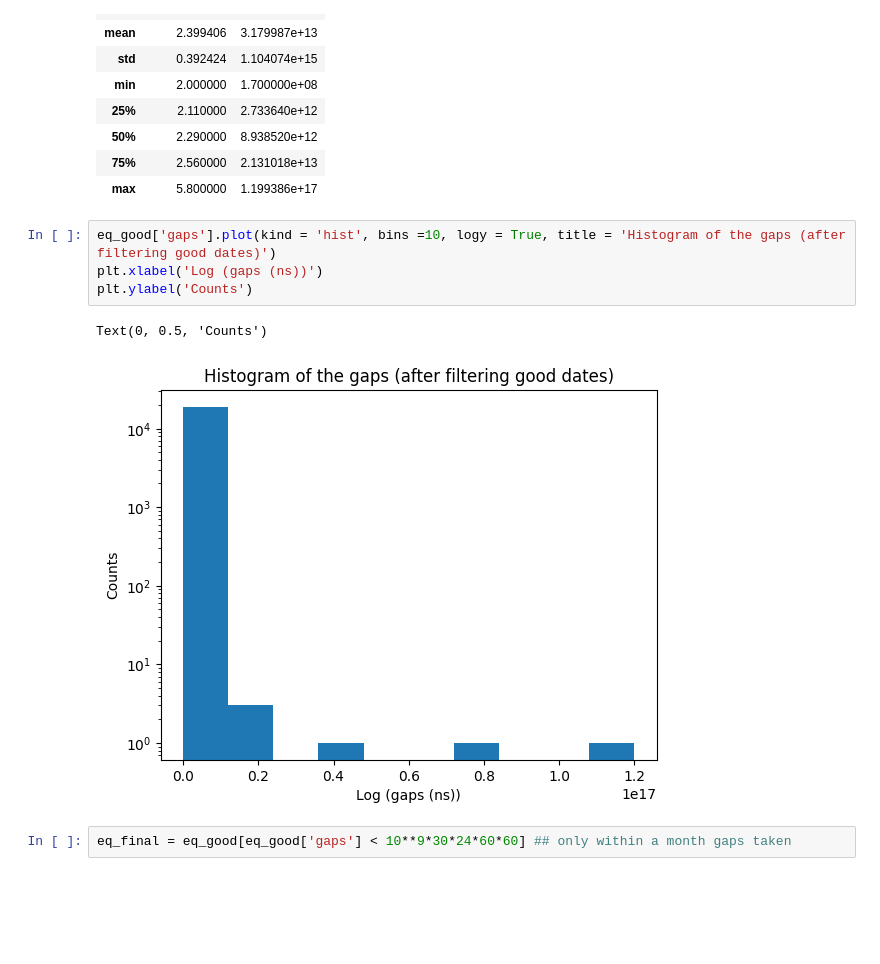
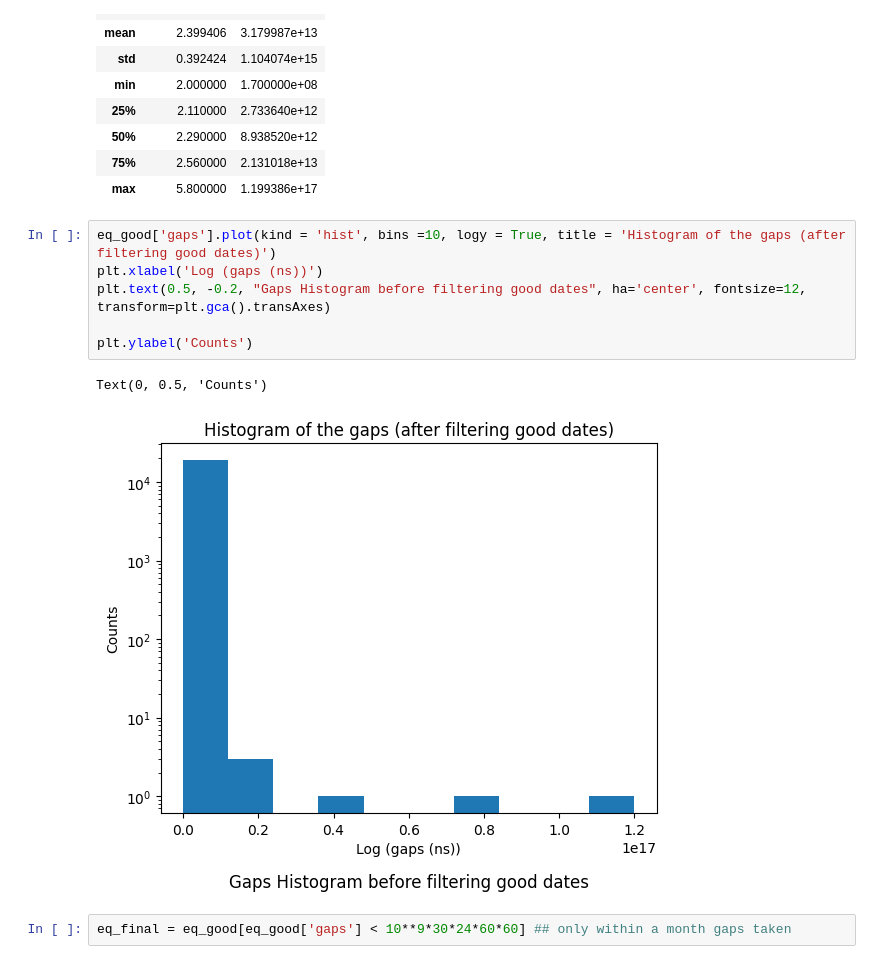
Before and after one commit to bivekpok/DSPS_BPokhrel, a Jupyter notebook: HW3/Hw3.ipynb, the cells around one changed output. Cells and saved outputs as stored; diff of their text form; blank space fills up the shorter version.

```diff
--- a/HW3/Hw3.ipynb
+++ b/HW3/Hw3.ipynb
@@ -233,10 +233,12 @@ eq_good.describe()
 # %%
 eq_good['gaps'].plot(kind = 'hist', bins =10, logy = True, title = 'Histogram of the gaps (after filtering good dates)')
 plt.xlabel('Log (gaps (ns))')
+plt.text(0.5, -0.2, "Gaps Histogram before filtering good dates", ha='center', fontsize=12, transform=plt.gca().transAxes)
+
 plt.ylabel('Counts')
 # %% [output]
 Text(0, 0.5, 'Counts')
-[figure, old version]
+[figure, new version]
 # %%
 eq_final = eq_good[eq_good['gaps'] < 10**9*30*24*60*60] ## only within a month gaps taken
 # %%
```
Also changed, not shown: parts of 10 cells of this notebook.
